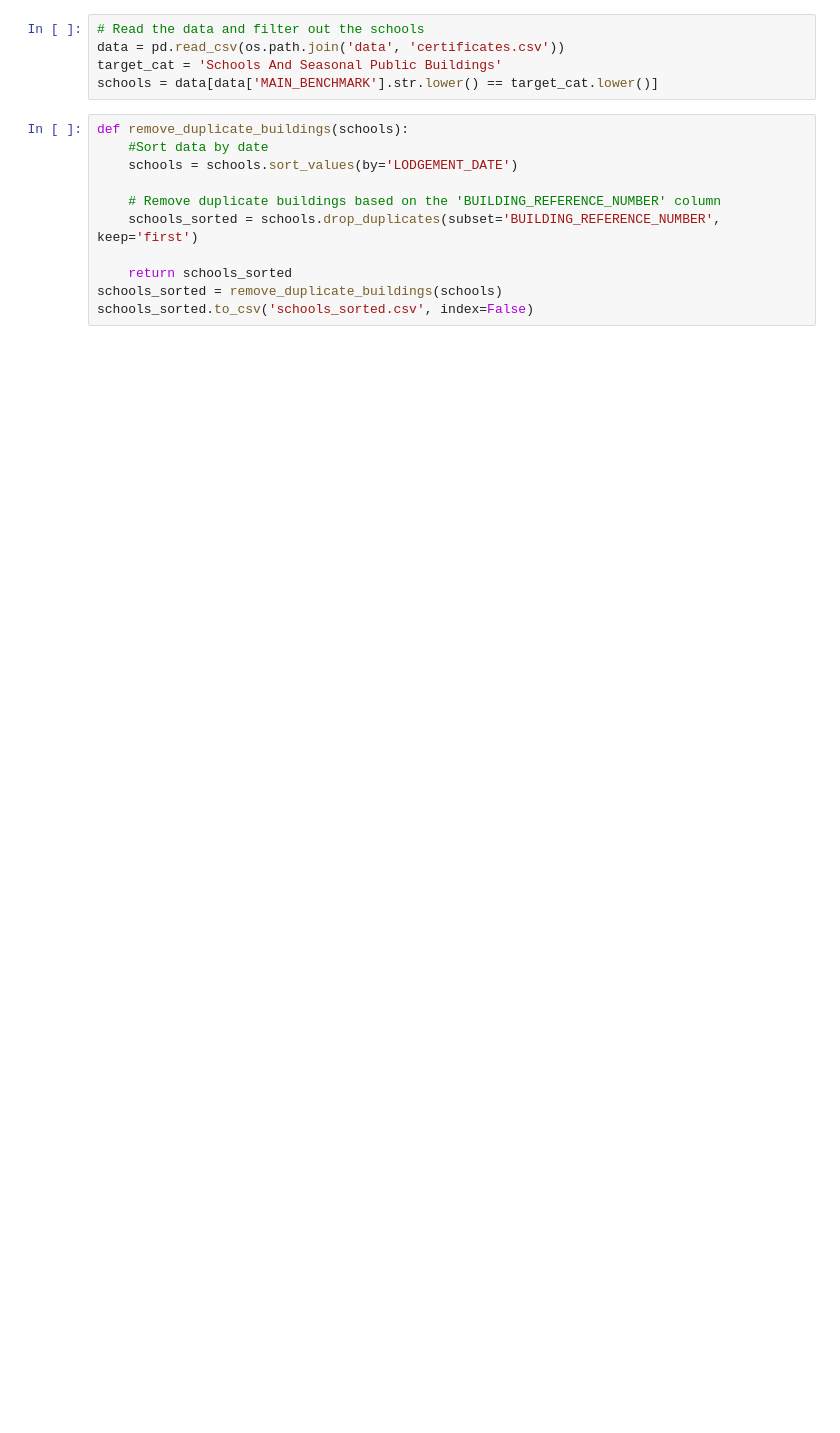
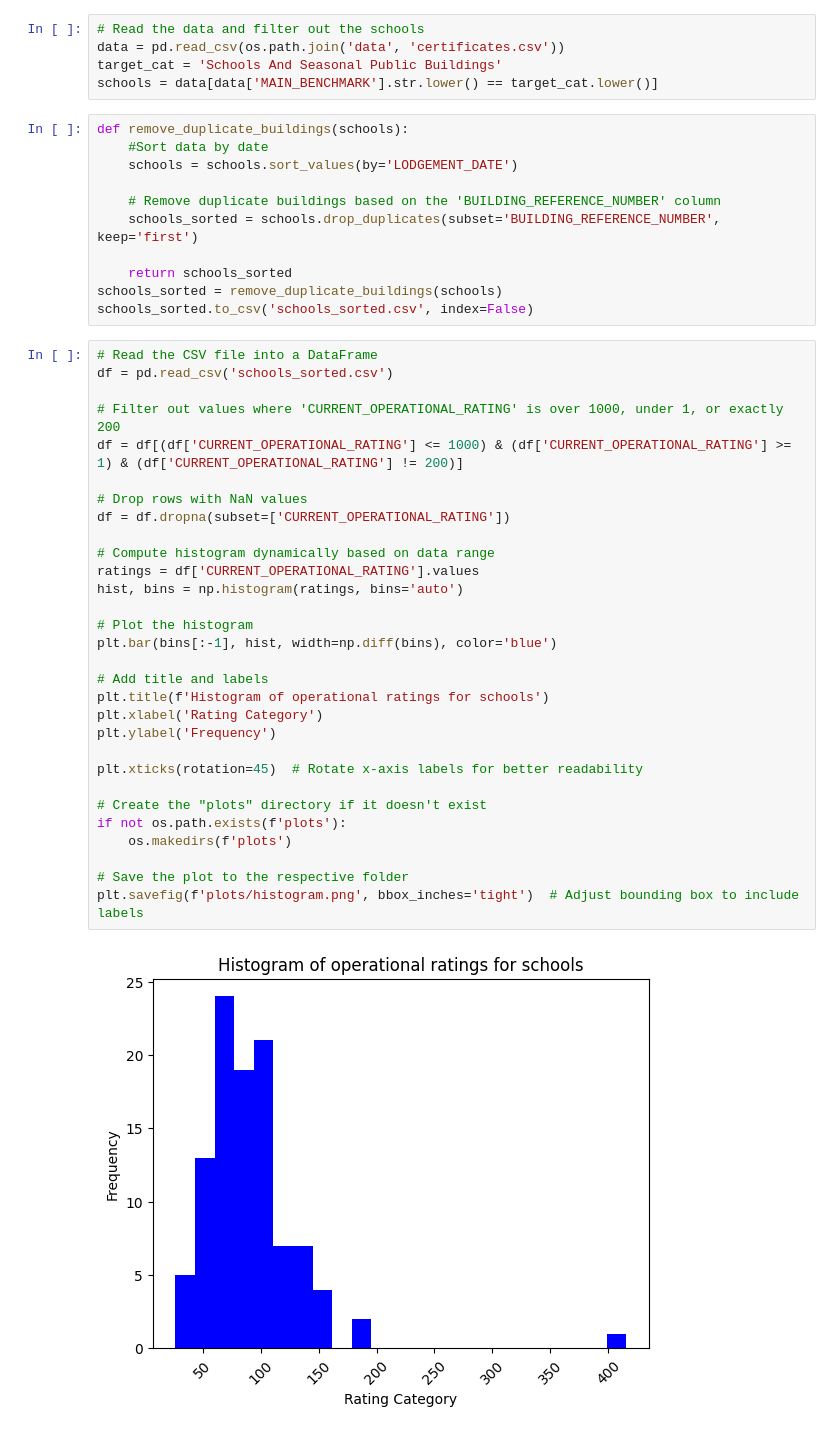
Before and after one commit to montyjackson/BEP, a Jupyter notebook: analysis.ipynb, the cells around one changed output. Drawn from its saved outputs; the diff is of its cells as text; blank space fills up the shorter version.

```diff
--- a/analysis.ipynb
+++ b/analysis.ipynb
@@ -28,3 +20,35 @@ def remove_duplicate_buildings(schools):
     return schools_sorted
 schools_sorted = remove_duplicate_buildings(schools)
 schools_sorted.to_csv('schools_sorted.csv', index=False)
+# %%
+# Read the CSV file into a DataFrame
+df = pd.read_csv('schools_sorted.csv')
+
+# Filter out values where 'CURRENT_OPERATIONAL_RATING' is over 1000, under 1, or exactly 200
+df = df[(df['CURRENT_OPERATIONAL_RATING'] <= 1000) & (df['CURRENT_OPERATIONAL_RATING'] >= 1) & (df['CURRENT_OPERATIONAL_RATING'] != 200)]
+
+# Drop rows with NaN values
+df = df.dropna(subset=['CURRENT_OPERATIONAL_RATING'])
+
+# Compute histogram dynamically based on data range
+ratings = df['CURRENT_OPERATIONAL_RATING'].values
+hist, bins = np.histogram(ratings, bins='auto')
+
+# Plot the histogram
+plt.bar(bins[:-1], hist, width=np.diff(bins), color='blue')
+
+# Add title and labels
+plt.title(f'Histogram of operational ratings for schools')
+plt.xlabel('Rating Category')
+plt.ylabel('Frequency')
+
+plt.xticks(rotation=45)  # Rotate x-axis labels for better readability
+
+# Create the "plots" directory if it doesn't exist
+if not os.path.exists(f'plots'):
+    os.makedirs(f'plots')
+
+# Save the plot to the respective folder
+plt.savefig(f'plots/histogram.png', bbox_inches='tight')  # Adjust bounding box to include labels
+# %% [output]
+[figure, added]
```
Also changed, not shown: parts of 2 cells of this notebook.
